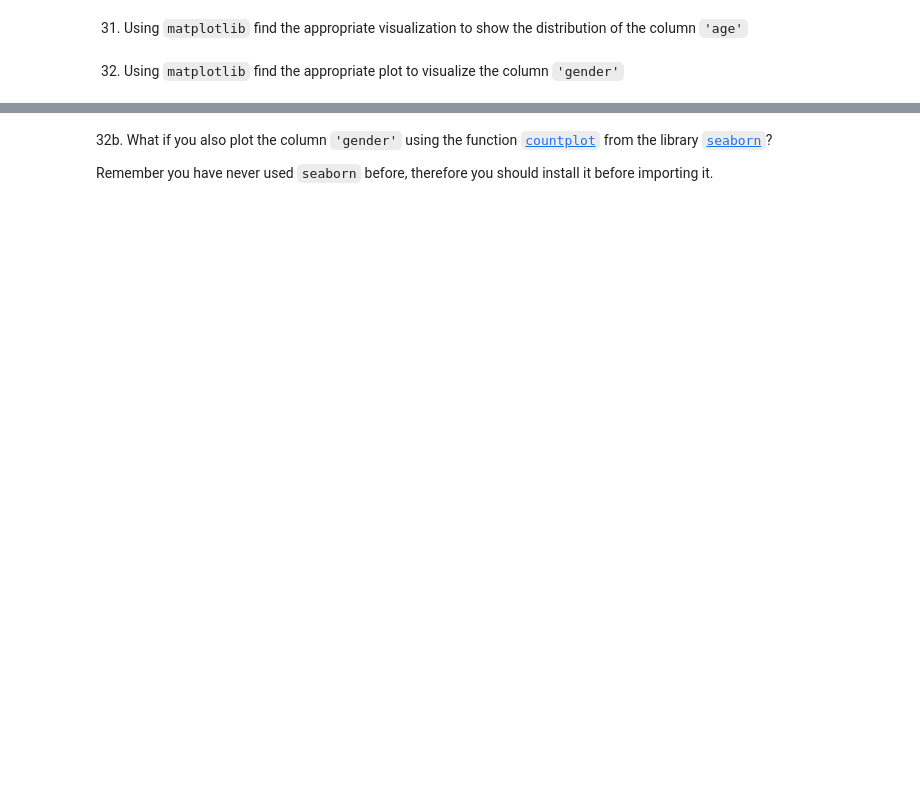
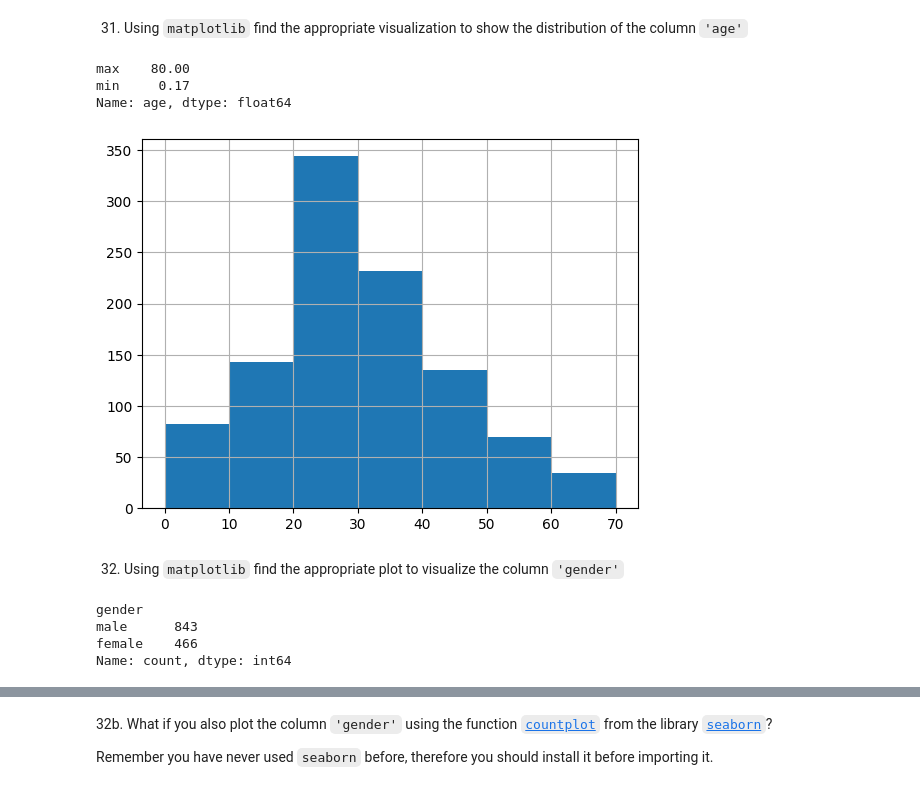
Before and after one commit to hey-hector/2026-02-BILBAO-FT-Data-Science, a Jupyter notebook: 2-Data_Analysis/2-Pandas/Practica/7-Titanic/Titanic-exercise_Hector.ipynb, the cells around one changed output, grey strips where cells are left out. Saved outputs shown, nothing was run; the diff lists cells and outputs as text; code cells hidden in the pictures; blank space fills up the shorter version.

```diff
--- a/2-Data_Analysis/2-Pandas/Practica/7-Titanic/Titanic-exercise_Hector.ipynb
+++ b/2-Data_Analysis/2-Pandas/Practica/7-Titanic/Titanic-exercise_Hector.ipynb
@@ -526,5 +674,22 @@ Hint: There were two people with the same name, who?
 31. Using `matplotlib` find the appropriate visualization to show the distribution of the column `'age'`
 # %%
 import matplotlib.pyplot as plt
+# %%
+titanic["age"].aggregate(["max", "min"])
+# %% [output]
+max    80.00
+min     0.17
+Name: age, dtype: float64
+# %%
+titanic["age"].hist(bins=range(0, 80, 10)); # 10 bins que vayan de 10 en 10, de 0 (edad mínima) a 80 (edad máxima)
+# %% [output]
+[figure, added]
 # %% [markdown]
 32. Using `matplotlib` find the appropriate plot to visualize the column `'gender'`
+# %%
+titanic["gender"].value_counts()
+# %% [output]
+gender
+male      843
+female    466
+Name: count, dtype: int64
```
Also changed, not shown: parts of 25 cells of this notebook, 1 other file.
